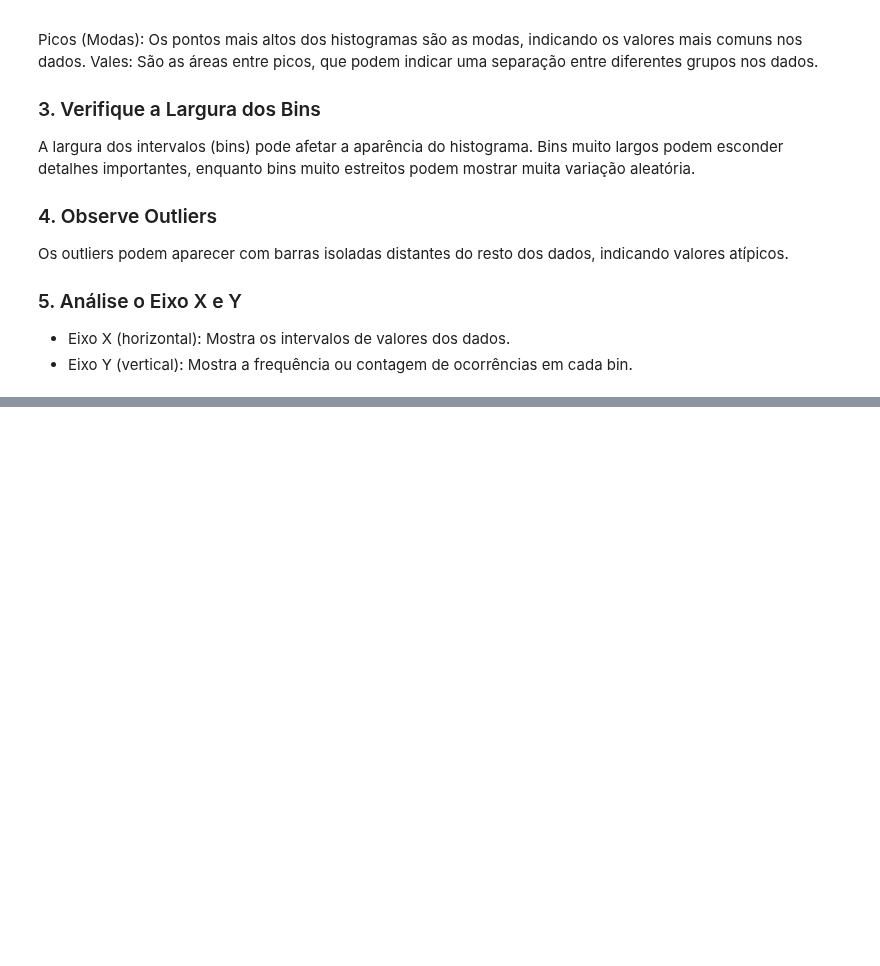
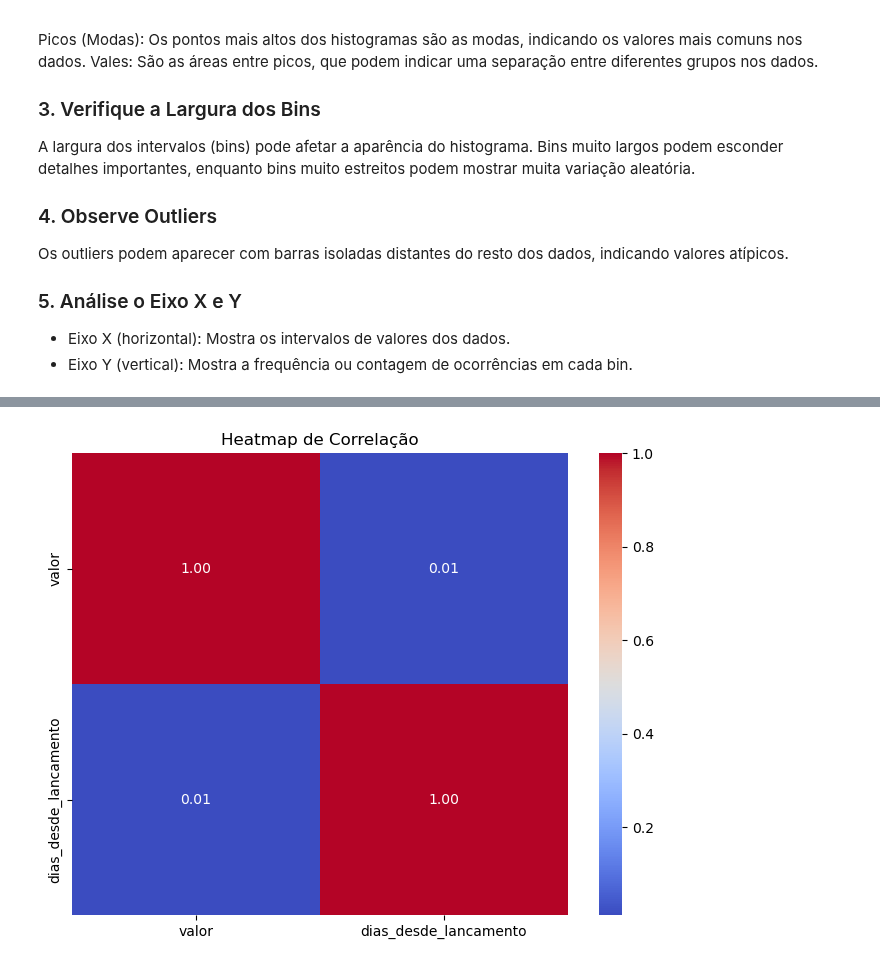
Before and after one commit to leojutsu/analise_de_dados, a Jupyter notebook: projeto4.ipynb, the cells around one changed output, grey strips where cells are left out. Saved outputs shown, nothing was run; the diff lists cells and outputs as text; code cells hidden in the pictures; blank space fills up the shorter version.

```diff
--- a/projeto4.ipynb
+++ b/projeto4.ipynb
@@ -568,0 +629,7 @@ Os outliers podem aparecer com barras isoladas distantes do resto dos dados, ind
+# %%
+# Convertendo 'data_lancamento' para datetime
+df_filtro_2['data_lancamento'] = pd.to_datetime(df_filtro_2['data_lancamento'])
+
+# Criando uma nova coluna que representa o número de dias deste a data mais antiga
+min_date = df_filtro_2['data_lancamento'].min()
+df_filtro_2['dias_desde_lancamento'] = (df_filtro_2['data_lancamento'] - min_date).dt.days
@@ -568,0 +645,11 @@ Os outliers podem aparecer com barras isoladas distantes do resto dos dados, ind
+# %%
+# Calculando a correlação entre 'valor' e 'dias_desde_lancamento'
+correlacao_matrix = df_filtro_2[['valor', 'dias_desde_lancamento']].corr()
+
+# Criando o heatmap
+plt.figure(figsize=(8,6))
+sns.heatmap(correlacao_matrix, annot = True, cmap = 'coolwarm', fmt= ".2f")
+plt.title ("Heatmap de Correlação")
+plt.show()
+# %% [output]
+[figure, added]
```
Also changed, not shown: parts of 12 cells of this notebook.
